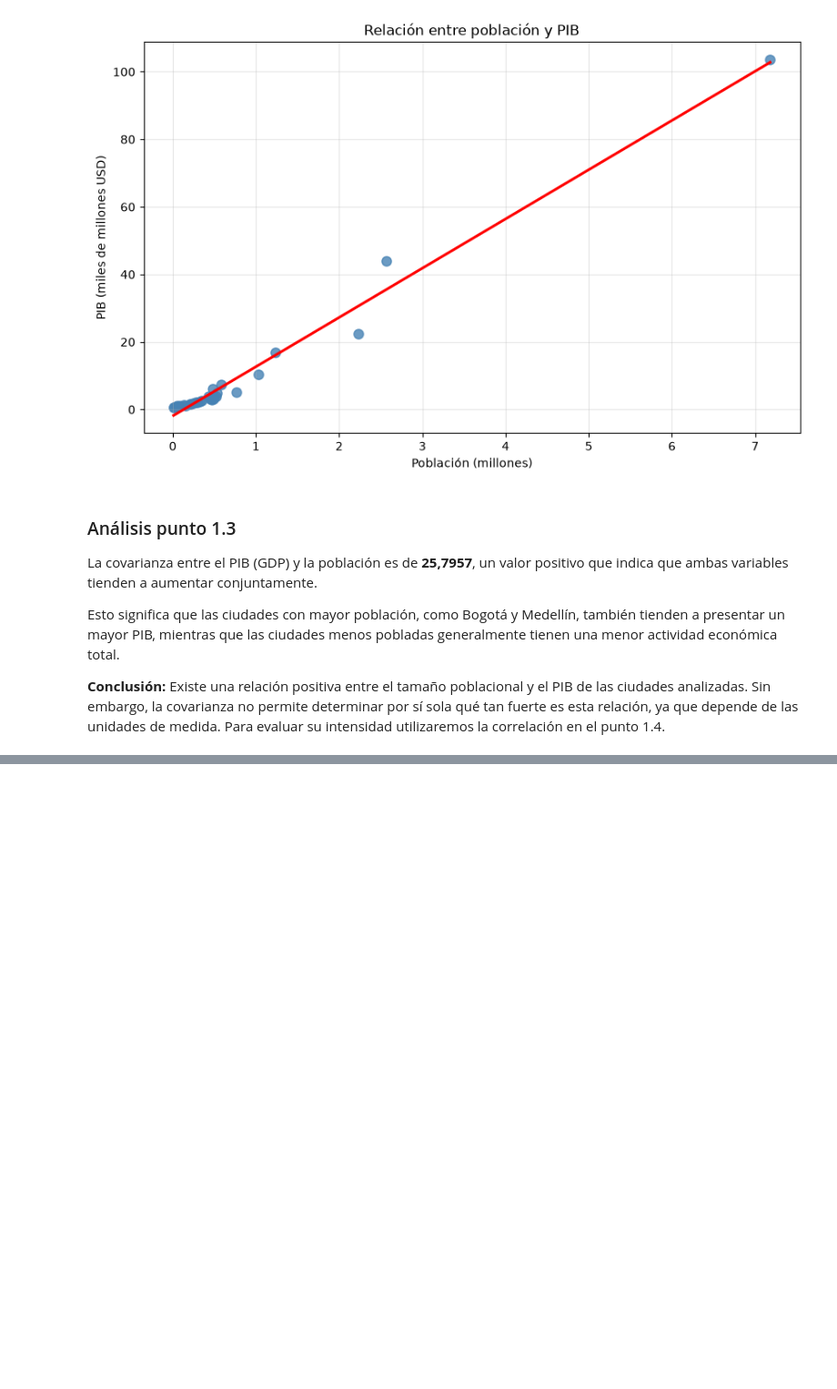
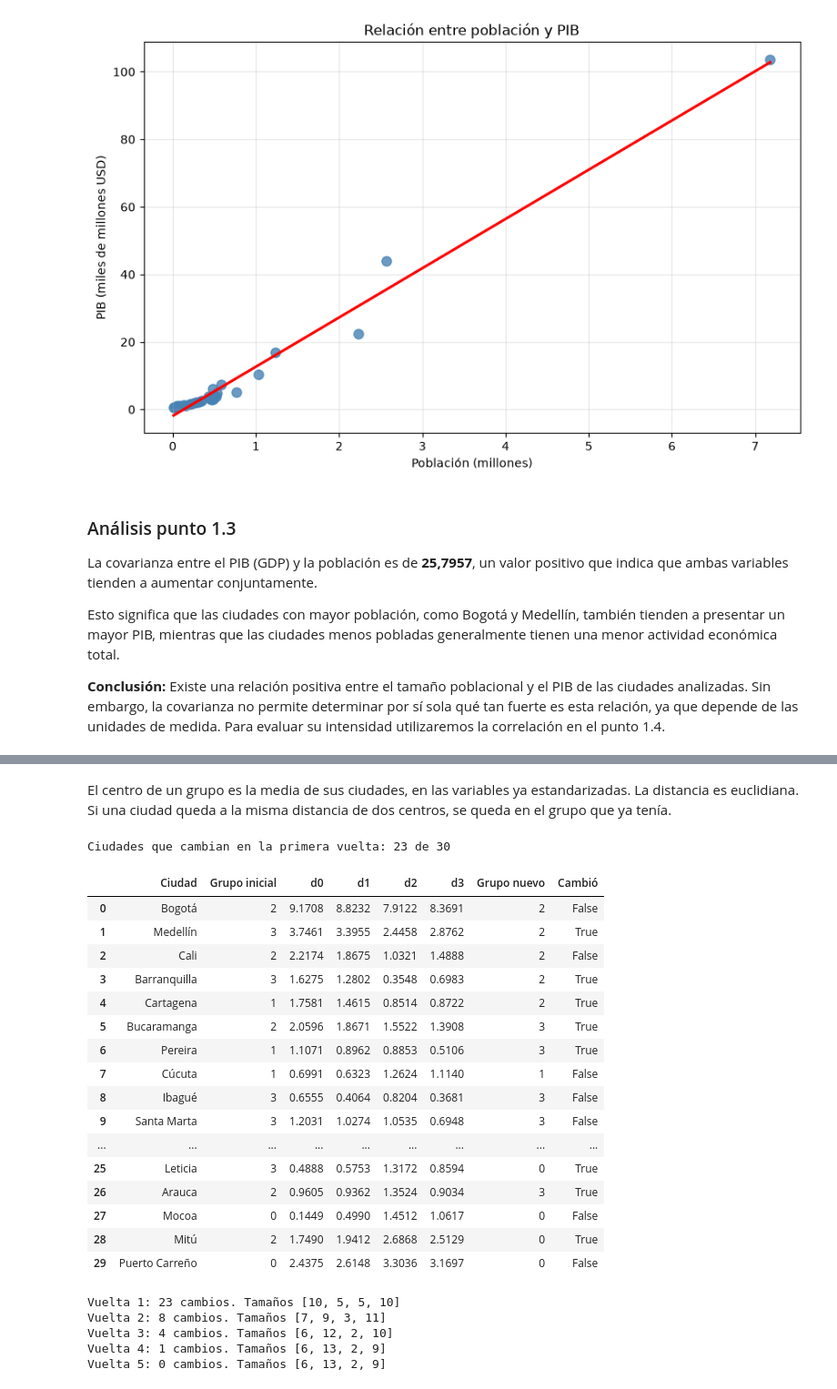
Before and after one commit to malejaDev/MachineLearning1, a Jupyter notebook: tarea1/src/notebook/tarea1.ipynb, the cells around one changed output, grey strips where cells are left out. Shown at 91% size. Drawn from its saved outputs; the diff is of its cells as text; code cells hidden in the pictures; blank space fills up the shorter version.

```diff
--- a/tarea1/src/notebook/tarea1.ipynb
+++ b/tarea1/src/notebook/tarea1.ipynb
@@ -396,0 +582,80 @@ Esto significa que las ciudades con mayor población, como Bogotá y Medellín,
+# %% [markdown]
+El centro de un grupo es la media de sus ciudades, en las variables ya estandarizadas. La distancia es euclidiana. Si una ciudad queda a la misma distancia de dos centros, se queda en el grupo que ya tenía.
+# %%
+def centros(Z, grupo):
+    C = np.zeros((k, Z.shape[1]))
+    for j in range(k):
+        miembros = Z[grupo == j]
+        if len(miembros) > 0:
+            C[j] = miembros.mean(axis=0)
+    return C
+
+
+def asignar(Z, C, grupo):
+    nuevo = grupo.copy()
+    distancias = np.zeros((len(Z), k))
+    for i in range(len(Z)):
+        distancias[i] = np.sqrt(((Z[i] - C) ** 2).sum(axis=1))
+        minima = distancias[i].min()
+        empatados = np.flatnonzero(np.isclose(distancias[i], minima))
+        if grupo[i] in empatados:
+            nuevo[i] = grupo[i]
+        else:
+            nuevo[i] = int(empatados[0])
+    return nuevo, distancias
+
+
+centros_iniciales = centros(Z, grupo)
+grupo_vuelta_1, distancias_vuelta_1 = asignar(Z, centros_iniciales, grupo)
+
+primera_vuelta = pd.DataFrame(distancias_vuelta_1, columns=[f"d{j}" for j in range(k)])
+primera_vuelta.insert(0, "Ciudad", datos["City"])
+primera_vuelta.insert(1, "Grupo inicial", grupo)
+primera_vuelta["Grupo nuevo"] = grupo_vuelta_1
+primera_vuelta["Cambió"] = grupo_vuelta_1 != grupo
+
+print(f"Ciudades que cambian en la primera vuelta: {int(primera_vuelta['Cambió'].sum())} de {len(datos)}")
+primera_vuelta.round(4)
+# %% [output]
+Ciudades que cambian en la primera vuelta: 23 de 30
+|  | Ciudad | Grupo inicial | d0 | d1 | d2 | d3 | Grupo nuevo | Cambió |
+| 0 | Bogotá | 2 | 9.1708 | 8.8232 | 7.9122 | 8.3691 | 2 | False |
+| 1 | Medellín | 3 | 3.7461 | 3.3955 | 2.4458 | 2.8762 | 2 | True |
+| 2 | Cali | 2 | 2.2174 | 1.8675 | 1.0321 | 1.4888 | 2 | False |
+| 3 | Barranquilla | 3 | 1.6275 | 1.2802 | 0.3548 | 0.6983 | 2 | True |
+| 4 | Cartagena | 1 | 1.7581 | 1.4615 | 0.8514 | 0.8722 | 2 | True |
+| 5 | Bucaramanga | 2 | 2.0596 | 1.8671 | 1.5522 | 1.3908 | 3 | True |
+| 6 | Pereira | 1 | 1.1071 | 0.8962 | 0.8853 | 0.5106 | 3 | True |
+| 7 | Cúcuta | 1 | 0.6991 | 0.6323 | 1.2624 | 1.1140 | 1 | False |
+| 8 | Ibagué | 3 | 0.6555 | 0.4064 | 0.8204 | 0.3681 | 3 | False |
+| 9 | Santa Marta | 3 | 1.2031 | 1.0274 | 1.0535 | 0.6948 | 3 | False |
+| ... | ... | ... | ... | ... | ... | ... | ... | ... |
+| 25 | Leticia | 3 | 0.4888 | 0.5753 | 1.3172 | 0.8594 | 0 | True |
+| 26 | Arauca | 2 | 0.9605 | 0.9362 | 1.3524 | 0.9034 | 3 | True |
+| 27 | Mocoa | 0 | 0.1449 | 0.4990 | 1.4512 | 1.0617 | 0 | False |
+| 28 | Mitú | 2 | 1.7490 | 1.9412 | 2.6868 | 2.5129 | 0 | True |
+| 29 | Puerto Carreño | 0 | 2.4375 | 2.6148 | 3.3036 | 3.1697 | 0 | False |
+# %%
+grupo_actual = grupo.copy()
+historial = [grupo_actual.copy()]
+
+for vuelta in range(1, 25):
+    C = centros(Z, grupo_actual)
+    grupo_nuevo, _ = asignar(Z, C, grupo_actual)
+    cambios = int((grupo_nuevo != grupo_actual).sum())
+    historial.append(grupo_nuevo.copy())
+    print(
+        f"Vuelta {vuelta}: {cambios} cambios. "
+        f"Tamaños {[int((grupo_nuevo == j).sum()) for j in range(k)]}"
+    )
+    grupo_actual = grupo_nuevo
+    if cambios == 0:
+        break
+
+grupo_final = grupo_actual
+# %% [output]
+Vuelta 1: 23 cambios. Tamaños [10, 5, 5, 10]
+Vuelta 2: 8 cambios. Tamaños [7, 9, 3, 11]
+Vuelta 3: 4 cambios. Tamaños [6, 12, 2, 10]
+Vuelta 4: 1 cambios. Tamaños [6, 13, 2, 9]
+Vuelta 5: 0 cambios. Tamaños [6, 13, 2, 9]
```
Also changed, not shown: parts of 18 cells of this notebook, 1 other file.
